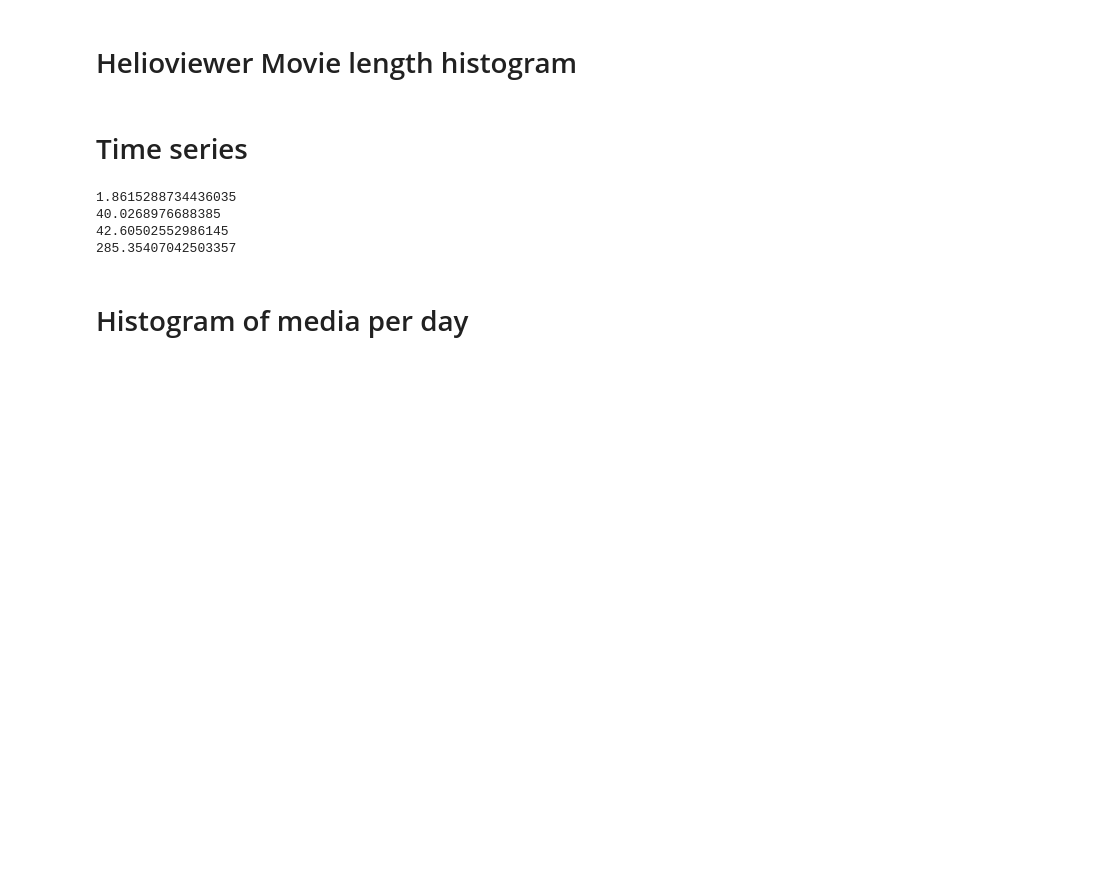
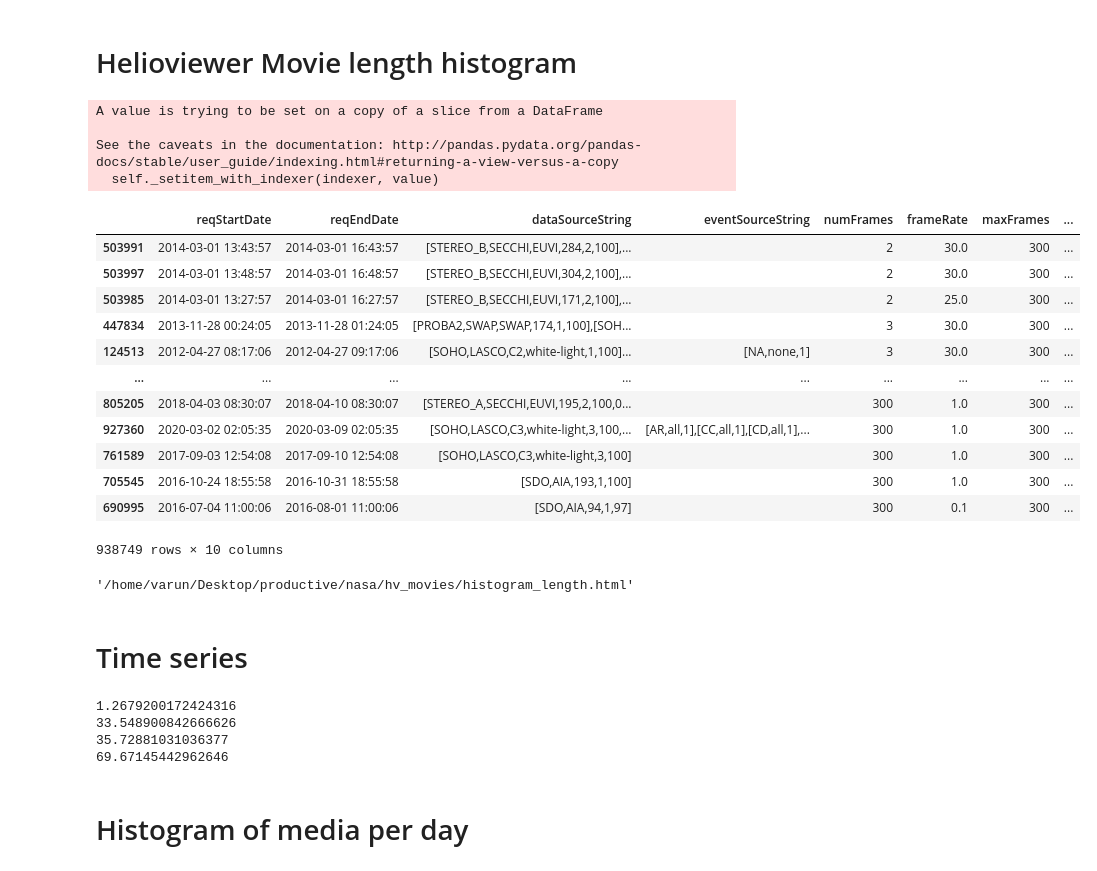
Before and after one commit to varunchaturmutha/hv_stats, a Jupyter notebook: poster_plots.ipynb, the cells around one changed output. Saved outputs shown, nothing was run; the diff lists cells and outputs as text; code cells hidden in the pictures; blank space fills up the shorter version.

```diff
--- a/poster_plots.ipynb
+++ b/poster_plots.ipynb
@@ -44,19 +44,36 @@ hv={}
 # date_format(reqStartDate, '%Y-%m-%d %H:%i:%s') AS REQ_START, date_format(reqEndDate, '%Y-%m-%d %H:%i:%s')
 query = "SELECT reqStartDate, reqEndDate, dataSourceString, eventSourceString, numFrames, frameRate, maxFrames, timestamp as date, TIMESTAMPDIFF(second, reqStartDate, reqEndDate) AS reqDuration, TIMESTAMPDIFF(second, startDate, endDate) AS genDuration FROM movies WHERE reqEndDate!='None' AND reqStartDate!='None' AND startDate!='None' AND endDate!='None';"
 # query = "SELECT ROUND(TIMESTAMPDIFF(second, reqStartDate, reqEndDate)/60/60/24, 3) AS reqDuration, ROUND(TIMESTAMPDIFF(second, startDate, endDate)/60/60/24, 3) AS genDuration FROM movies;"
-hv['movies'] = sql_query(query)
+hv['hv_movies'] = sql_query(query)
 # %%
-df = hv['movies'].copy()
+df = hv['hv_movies'].copy()
 
 df['reqDuration'] = pd.to_timedelta(df['reqDuration'], unit='s')/pd.Timedelta(days=1)
 df['reqDuration'].loc[df['reqDuration']>30] = np.nan
 df['genDuration'] = pd.to_timedelta((df['numFrames']/df['frameRate']), unit='s')/pd.Timedelta(seconds=1)
 outlier_count = df['genDuration'].loc[df['genDuration']>300]
 outlier_date = df['date'].loc[df['genDuration']>300].dt.strftime("%b %d %Y, %H:%M:%S").values[0]
 df['genDuration'].loc[df['genDuration']>300] = np.nan
 df.sort_values('genDuration')
+# %% [output]
+A value is trying to be set on a copy of a slice from a DataFrame
+
+See the caveats in the documentation: http://pandas.pydata.org/pandas-docs/stable/user_guide/indexing.html#returning-a-view-versus-a-copy
+  self._setitem_with_indexer(indexer, value)
+|  | reqStartDate | reqEndDate | dataSourceString | eventSourceString | numFrames | frameRate | maxFrames | ... |
+| 503991 | 2014-03-01 13:43:57 | 2014-03-01 16:43:57 | [STEREO_B,SECCHI,EUVI,284,2,100],... |  | 2 | 30.0 | 300 | ... |
+| 503997 | 2014-03-01 13:48:57 | 2014-03-01 16:48:57 | [STEREO_B,SECCHI,EUVI,304,2,100],... |  | 2 | 30.0 | 300 | ... |
+| 503985 | 2014-03-01 13:27:57 | 2014-03-01 16:27:57 | [STEREO_B,SECCHI,EUVI,171,2,100],... |  | 2 | 25.0 | 300 | ... |
+| 447834 | 2013-11-28 00:24:05 | 2013-11-28 01:24:05 | [PROBA2,SWAP,SWAP,174,1,100],[SOH... |  | 3 | 30.0 | 300 | ... |
+| 124513 | 2012-04-27 08:17:06 | 2012-04-27 09:17:06 | [SOHO,LASCO,C2,white-light,1,100]... | [NA,none,1] | 3 | 30.0 | 300 | ... |
+| ... | ... | ... | ... | ... | ... | ... | ... | ... |
+| 805205 | 2018-04-03 08:30:07 | 2018-04-10 08:30:07 | [STEREO_A,SECCHI,EUVI,195,2,100,0... |  | 300 | 1.0 | 300 | ... |
+| 927360 | 2020-03-02 02:05:35 | 2020-03-09 02:05:35 | [SOHO,LASCO,C3,white-light,3,100,... | [AR,all,1],[CC,all,1],[CD,all,1],... | 300 | 1.0 | 300 | ... |
+| 761589 | 2017-09-03 12:54:08 | 2017-09-10 12:54:08 | [SOHO,LASCO,C3,white-light,3,100] |  | 300 | 1.0 | 300 | ... |
+| 705545 | 2016-10-24 18:55:58 | 2016-10-31 18:55:58 | [SDO,AIA,193,1,100] |  | 300 | 1.0 | 300 | ... |
+| 690995 | 2016-07-04 11:00:06 | 2016-08-01 11:00:06 | [SDO,AIA,94,1,97] |  | 300 | 0.1 | 300 | ... |
+938749 rows × 10 columns
 # %%
-key='movies'
 # bin_size = 100# 0.5*24*60*60# np.arange(0,count.max(),) 30#.astype(int)#100
 panels_pov=[]
 for pov, ref, bin_size, unit in zip(['reqDuration','genDuration'],
@@ -89,7 +106,7 @@ for pov, ref, bin_size, unit in zip(['reqDuration','genDuration'],
     panels = []
     for axis_type in ["log","linear"]:
         p = figure(y_axis_type = axis_type,
-                   x_axis_label = 'Length of %s (%s)'%(key, unit), y_axis_label = 'Movie count',
+                   x_axis_label = 'Length of movies (%s)'%(unit), y_axis_label = 'Movie count',
                    background_fill_color="#fafafa",
                    y_range = (0.5, df_hist['count'].max() + df_hist['count'].max()//10)
                   )
@@ -117,21 +134,21 @@ for pov, ref, bin_size, unit in zip(['reqDuration','genDuration'],
         total_days = len(counts)
         total_files = counts.sum()
 
-        p.add_layout(Title(text = "Histogram for length of %s %s"%(key, ref), text_font_size = "16pt", text_font_style="bold"),
+        p.add_layout(Title(text = "Histogram for length of movies %s"%(ref), text_font_size = "16pt", text_font_style="bold"),
                      place = 'above')
         p.add_layout(Title(text="%s during: %s - %s"%(ref, df['date'].min().strftime('%Y, %b %d'),df['date'].max().strftime('%Y, %b %d'))),
                      place = 'above')
         if(ref=='generated'):
             p.add_layout(Title(text="(Movie of length %d seconds %s on %s was discarded)"%(outlier_count, ref, outlier_date), text_font_style="italic"),
                           place = 'above')
-        p.add_layout(Title(text="Total length of {} {} ({}): {:,.2f} | Total Movies: {:,} ".format(key, ref, unit, total_files, total_days), text_font_style="italic"),
+        p.add_layout(Title(text="Total length of movies {} ({}): {:,.2f} | Total Movies: {:,} ".format(ref, unit, total_files, total_days), text_font_style="italic"),
                      place = 'above')
 
         p.legend.location = "top_right"
         p.grid.grid_line_color="white"
 
         # Add a hover tool referring to the formatted columns
-        hover = HoverTool(tooltips = [('Length of %s %s'%(key, ref), '@f_interval'),
+        hover = HoverTool(tooltips = [('Length of movies %s'%(ref), '@f_interval'),
                                       ('Movie count', '@f_count{0,0}'),
                                       ('Movie count percentage', '@f_percent')],
 #                           formatters={'f_count'      : 'printf', # use 'datetime' formatter for 'date' field
@@ -143,26 +160,26 @@ for pov, ref, bin_size, unit in zip(['reqDuration','genDuration'],
         # Add the hover tool to the graph
         p.add_tools(hover)
         p2 = figure(y_axis_type=axis_type,
-                           x_axis_label = 'Length of %s (%s)'%(key, unit),
+                           x_axis_label = 'Length of movies (%s)'%(unit),
                            y_axis_label = 'Movie count',
                            background_fill_color="#fafafa")
 
 
         p2_line = p2.line(x='x', y='count_cum', line_color='#036564', line_width=3, source=cum_src, legend="Cumulative distribution")
     #         p2_circle = p2.circle(x='x', y='count_cum', line_color='#036564', line_width=5, source=cum_src, hover_line_alpha=0.5, legend="Cumulative distribution" )
-        p2.add_layout(Title(text = "Cumulative distribution for length of %s %s"%(key, ref), text_font_size = "16pt", text_font_style="bold"),
+        p2.add_layout(Title(text = "Cumulative distribution for length of movies %s"%(ref), text_font_size = "16pt", text_font_style="bold"),
                       place = 'above')
         p2.add_layout(Title(text="%s during: %s - %s"%(ref, df['date'].min().strftime('%Y, %b %d'),df['date'].max().strftime('%Y, %b %d'))),
                       place = 'above')
         if(ref=='generated'):
             p2.add_layout(Title(text="(Movie of length %d seconds %s on %s was discarded)"%(outlier_count, ref, outlier_date), text_font_style="italic"),
                           place = 'above')
-        p2.add_layout(Title(text="Total length of {} {} ({}): {:,.2f} | Total Movies: {:,} ".format(key, ref, unit, total_files, total_days), text_font_style="italic"),
+        p2.add_layout(Title(text="Total length of movies {} ({}): {:,.2f} | Total Movies: {:,} ".format(ref, unit, total_files, total_days), text_font_style="italic"),
                       place= 'above')
 
         hover = HoverTool(line_policy='nearest',
-                          tooltips = [('Length of %s %s'%(key, ref), '<@x{0.2f} %s'%unit),
-                                      ('Percentage of %s %s'%(key,ref), '<@f_percent'),
+                          tooltips = [('Length of movies %s'%(ref), '<@x{0.2f} %s'%unit),
+                                      ('Percentage of %s'%(ref), '<@f_percent'),
                                       ('Cumulative Day count', '@count_cum{0,0}')],
                           mode='vline')
 
@@ -194,8 +211,10 @@ for pov, ref, bin_size, unit in zip(['reqDuration','genDuration'],
     panels_pov.append(panel_pov)
 
 tabs_pov = Tabs(tabs=panels_pov)
-show(tabs_pov)
-save(tabs_pov, filename='./%s/histogram_length.html'%key, title='Histogram for length of Helioviewer %s'%key)
+# show(tabs_pov)
+save(tabs_pov, filename='./hv_movies/histogram_length.html', title='Histogram for length of Helioviewer movies')
+# %% [output]
+'/home/varun/Desktop/productive/nasa/hv_movies/histogram_length.html'
 # %% [markdown]
 # Time series
 # %%
@@ -203,22 +222,29 @@ hv={}
 query = "SELECT date_format(timestamp, '%Y-%m-%d 00:00:00') as date, count(*) as count FROM {} GROUP BY date_format(timestamp, '%Y-%m-%d 00:00:00');"
 
 start_time=time.time()
+
 hv['hv_movies'] = sql_query(query.format('movies'))
 print(time.time()-start_time)
+
 hv['hv_screenshots'] = sql_query(query.format('screenshots'))
 print(time.time()-start_time)
+
 hv['Jhv_movies'] = sql_query(query.format('movies_jpx'))
 print(time.time()-start_time)
-hv['embedded_movies'] = sql_query(query.format('statistics'))
+
+hv['embed_service'] = sql_query(query.format("statistics WHERE action=\'embed\'"))
 print(time.time()-start_time)
 
-titles = ["Helioviewer.org Movies", "Helioviewer.org Screenshots", "JHelioviewer Movies", "Embedded Helioviewer.org Service Movies"]
+titles = ["Helioviewer.org Movies generated", "Helioviewer.org Screenshots generated",
+          "JHelioviewer Movies generated", "Times Embedded Helioviewer.org service was used"]
+services= ["Movies", "Screenshots", "Movies", "Embed usage"]
 
 for key in hv.keys():
+    hv[key] = hv[key].dropna()
     hv[key]['date'] = pd.to_datetime(hv[key]['date'])
-    hv[key] = hv[key].sort_values(['date']).dropna().reset_index(drop=True)
+    hv[key] = hv[key].sort_values(['date']).reset_index(drop=True)
 # %% [output]
-1.8615288734436035
-40.0268976688385
-42.60502552986145
-285.35407042503357
+1.2679200172424316
+33.548900842666626
+35.72881031036377
+69.67145442962646
```
Also changed, not shown: parts of 20 cells of this notebook, 37 other files.
